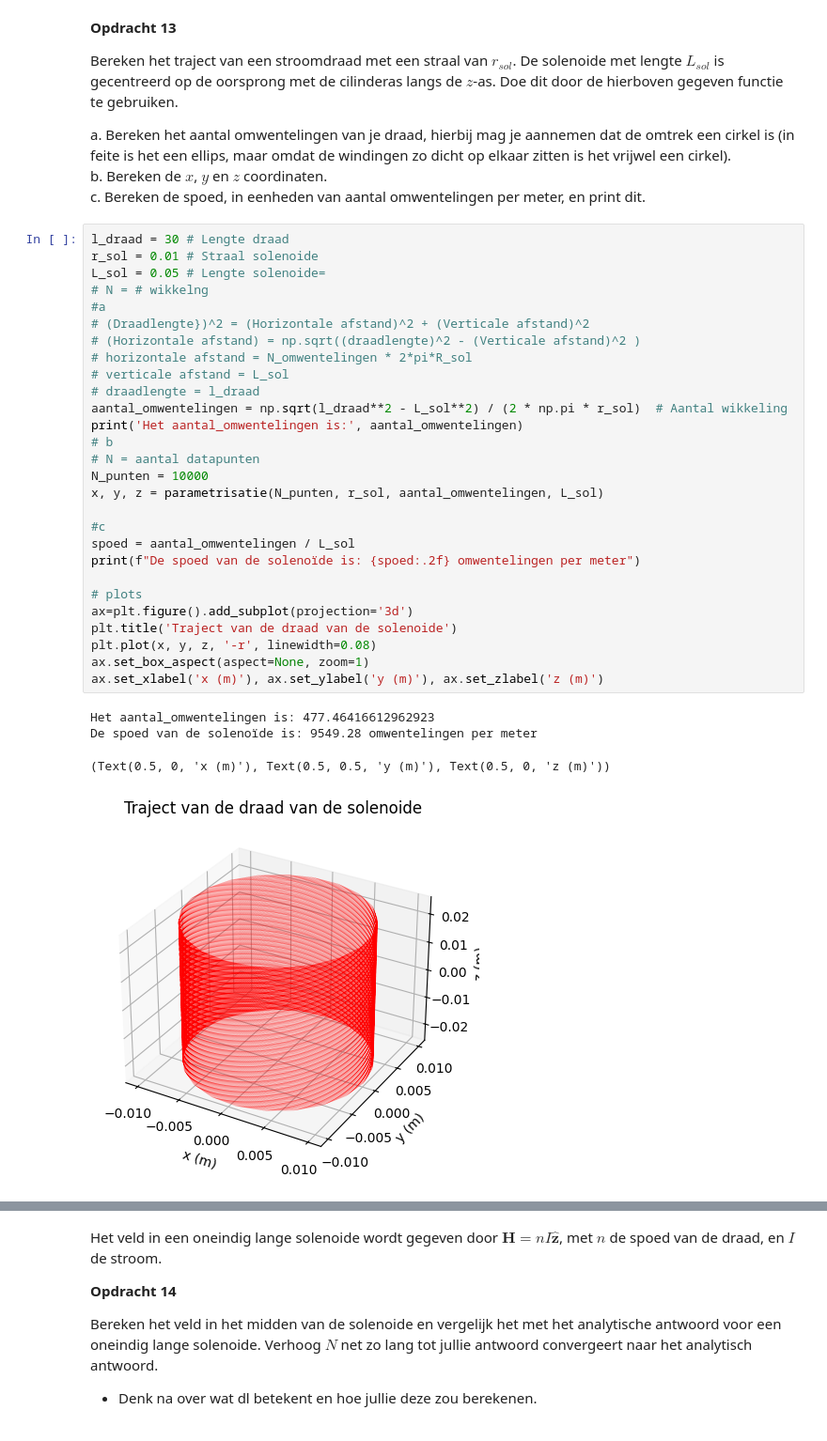
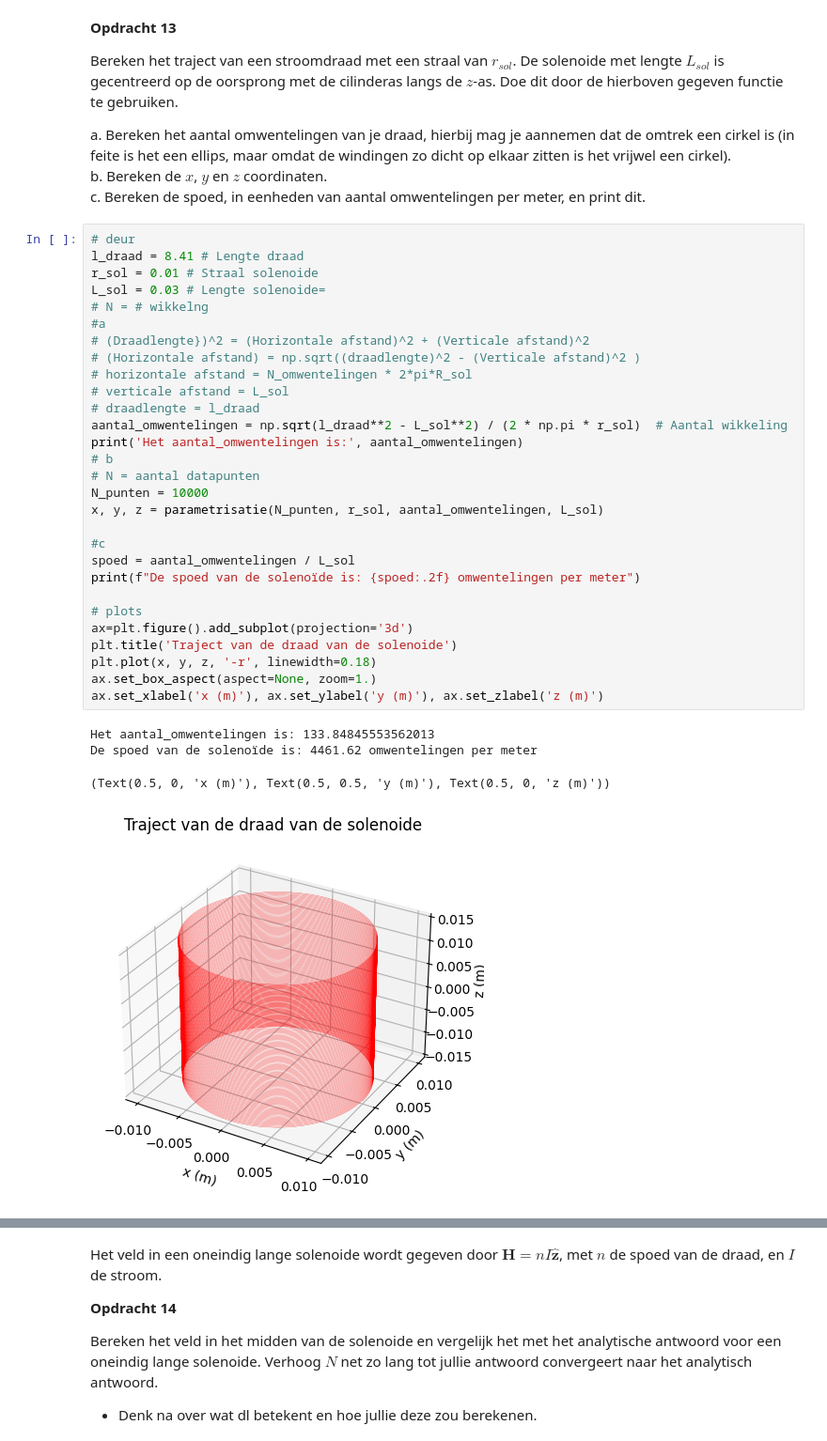
Before and after one commit to ElineSerpenti/opdrachten-DEF-D.EALSerpenti, a Jupyter notebook: Digital ontwerpopdracht 2/2KrachtactuatorOpdracht/KrachtactuatorOpdracht.ipynb, the cells around one changed output, grey strips where cells are left out. Shown at 94% size. Saved outputs shown, nothing was run; the diff lists cells and outputs as text.

```diff
--- a/Digital ontwerpopdracht 2/2KrachtactuatorOpdracht/KrachtactuatorOpdracht.ipynb
+++ b/Digital ontwerpopdracht 2/2KrachtactuatorOpdracht/KrachtactuatorOpdracht.ipynb
@@ -710,35 +710,36 @@ a. Bereken het aantal omwentelingen van je draad, hierbij mag je aannemen dat de
 b. Bereken de $x$, $y$ en $z$ coordinaten.\
 c. Bereken de spoed, in eenheden van aantal omwentelingen per meter, en print dit.
 # %%
-l_draad = 30 # Lengte draad
+# deur
+l_draad = 8.41 # Lengte draad
 r_sol = 0.01 # Straal solenoide
-L_sol = 0.05 # Lengte solenoide=
+L_sol = 0.03 # Lengte solenoide=
 # N = # wikkelng
 #a
 # (Draadlengte})^2 = (Horizontale afstand)^2 + (Verticale afstand)^2
 # (Horizontale afstand) = np.sqrt((draadlengte)^2 - (Verticale afstand)^2 )
 # horizontale afstand = N_omwentelingen * 2*pi*R_sol
 # verticale afstand = L_sol
 # draadlengte = l_draad
 aantal_omwentelingen = np.sqrt(l_draad**2 - L_sol**2) / (2 * np.pi * r_sol)  # Aantal wikkeling
 print('Het aantal_omwentelingen is:', aantal_omwentelingen)
 # b
 # N = aantal datapunten
 N_punten = 10000
 x, y, z = parametrisatie(N_punten, r_sol, aantal_omwentelingen, L_sol)
 
 #c
 spoed = aantal_omwentelingen / L_sol
 print(f"De spoed van de solenoïde is: {spoed:.2f} omwentelingen per meter")
 
 # plots
 ax=plt.figure().add_subplot(projection='3d')
 plt.title('Traject van de draad van de solenoide')
-plt.plot(x, y, z, '-r', linewidth=0.08)
-ax.set_box_aspect(aspect=None, zoom=1)
+plt.plot(x, y, z, '-r', linewidth=0.18)
+ax.set_box_aspect(aspect=None, zoom=1.)
 ax.set_xlabel('x (m)'), ax.set_ylabel('y (m)'), ax.set_zlabel('z (m)')
 # %% [output]
-Het aantal_omwentelingen is: 477.46416612962923
-De spoed van de solenoïde is: 9549.28 omwentelingen per meter
+Het aantal_omwentelingen is: 133.84845553562013
+De spoed van de solenoïde is: 4461.62 omwentelingen per meter
 (Text(0.5, 0, 'x (m)'), Text(0.5, 0.5, 'y (m)'), Text(0.5, 0, 'z (m)'))
-[figure, old version]
+[figure, new version]
```
Also changed, not shown: parts of 7 cells of this notebook.
